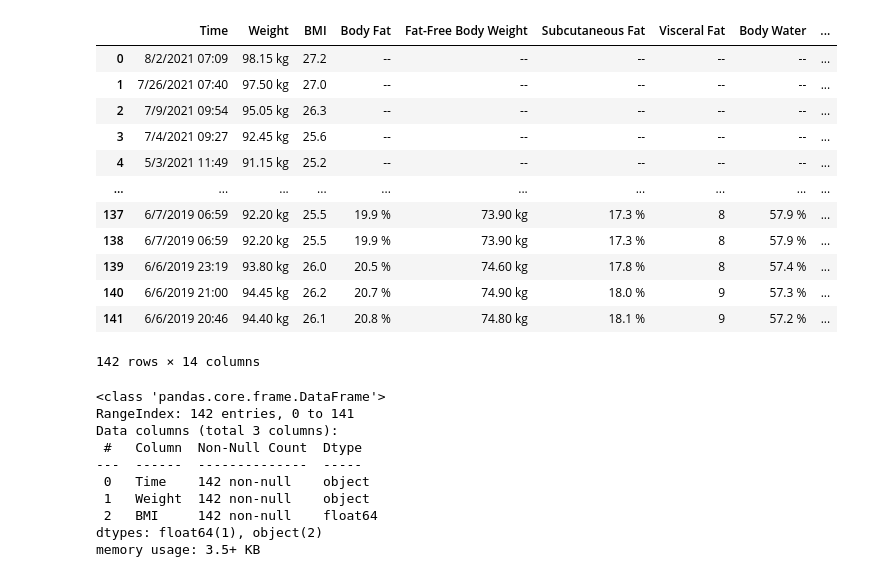
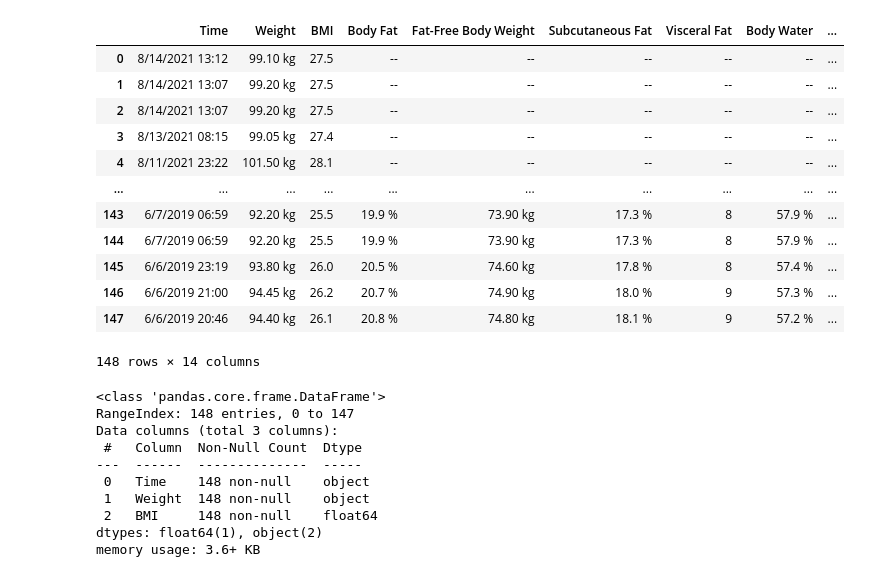
Before and after one commit to TengoX90/library_stack, a Jupyter notebook: my_waight.ipynb, the cells around one changed output. Saved outputs shown, nothing was run; the diff lists cells and outputs as text; code cells hidden in the pictures.

```diff
--- a/my_waight.ipynb
+++ b/my_waight.ipynb
@@ -4,37 +4,37 @@ import numpy as np
 import matplotlib.pyplot as plt
 import seaborn as sns
 # %%
-my_weight = pd.read_csv('Jordan Иванов - Export Data 6-2-2019 _ 8-2-2021.csv')
+my_weight = pd.read_csv('Jordan Иванов - Export Data 6-6-2019 _ 8-14-2021.csv')
 my_weight
 # %% [output]
 |  | Time | Weight | BMI | Body Fat | Fat-Free Body Weight | Subcutaneous Fat | Visceral Fat | Body Water | ... |
-| 0 | 8/2/2021 07:09 | 98.15 kg | 27.2 | -- | -- | -- | -- | -- | ... |
-| 1 | 7/26/2021 07:40 | 97.50 kg | 27.0 | -- | -- | -- | -- | -- | ... |
-| 2 | 7/9/2021 09:54 | 95.05 kg | 26.3 | -- | -- | -- | -- | -- | ... |
-| 3 | 7/4/2021 09:27 | 92.45 kg | 25.6 | -- | -- | -- | -- | -- | ... |
-| 4 | 5/3/2021 11:49 | 91.15 kg | 25.2 | -- | -- | -- | -- | -- | ... |
+| 0 | 8/14/2021 13:12 | 99.10 kg | 27.5 | -- | -- | -- | -- | -- | ... |
+| 1 | 8/14/2021 13:07 | 99.20 kg | 27.5 | -- | -- | -- | -- | -- | ... |
+| 2 | 8/14/2021 13:07 | 99.20 kg | 27.5 | -- | -- | -- | -- | -- | ... |
+| 3 | 8/13/2021 08:15 | 99.05 kg | 27.4 | -- | -- | -- | -- | -- | ... |
+| 4 | 8/11/2021 23:22 | 101.50 kg | 28.1 | -- | -- | -- | -- | -- | ... |
 | ... | ... | ... | ... | ... | ... | ... | ... | ... | ... |
-| 137 | 6/7/2019 06:59 | 92.20 kg | 25.5 | 19.9 % | 73.90 kg | 17.3 % | 8 | 57.9 % | ... |
-| 138 | 6/7/2019 06:59 | 92.20 kg | 25.5 | 19.9 % | 73.90 kg | 17.3 % | 8 | 57.9 % | ... |
-| 139 | 6/6/2019 23:19 | 93.80 kg | 26.0 | 20.5 % | 74.60 kg | 17.8 % | 8 | 57.4 % | ... |
-| 140 | 6/6/2019 21:00 | 94.45 kg | 26.2 | 20.7 % | 74.90 kg | 18.0 % | 9 | 57.3 % | ... |
-| 141 | 6/6/2019 20:46 | 94.40 kg | 26.1 | 20.8 % | 74.80 kg | 18.1 % | 9 | 57.2 % | ... |
+| 143 | 6/7/2019 06:59 | 92.20 kg | 25.5 | 19.9 % | 73.90 kg | 17.3 % | 8 | 57.9 % | ... |
+| 144 | 6/7/2019 06:59 | 92.20 kg | 25.5 | 19.9 % | 73.90 kg | 17.3 % | 8 | 57.9 % | ... |
+| 145 | 6/6/2019 23:19 | 93.80 kg | 26.0 | 20.5 % | 74.60 kg | 17.8 % | 8 | 57.4 % | ... |
+| 146 | 6/6/2019 21:00 | 94.45 kg | 26.2 | 20.7 % | 74.90 kg | 18.0 % | 9 | 57.3 % | ... |
+| 147 | 6/6/2019 20:46 | 94.40 kg | 26.1 | 20.8 % | 74.80 kg | 18.1 % | 9 | 57.2 % | ... |
-142 rows × 14 columns
+148 rows × 14 columns
 # %%
 my_weight = my_weight.loc[:, ['Time', 'Weight', 'BMI']]
 # %%
 my_weight.info()
 # %% [output]
 <class 'pandas.core.frame.DataFrame'>
-RangeIndex: 142 entries, 0 to 141
+RangeIndex: 148 entries, 0 to 147
 Data columns (total 3 columns):
  #   Column  Non-Null Count  Dtype
 ---  ------  --------------  -----
- 0   Time    142 non-null    object
- 1   Weight  142 non-null    object
- 2   BMI     142 non-null    float64
+ 0   Time    148 non-null    object
+ 1   Weight  148 non-null    object
+ 2   BMI     148 non-null    float64
 dtypes: float64(1), object(2)
-memory usage: 3.5+ KB
+memory usage: 3.6+ KB
 # %%
 my_weight['time'] = pd.to_datetime(my_weight.Time)
 # %%
```
Also changed, not shown: parts of 20 cells of this notebook.
